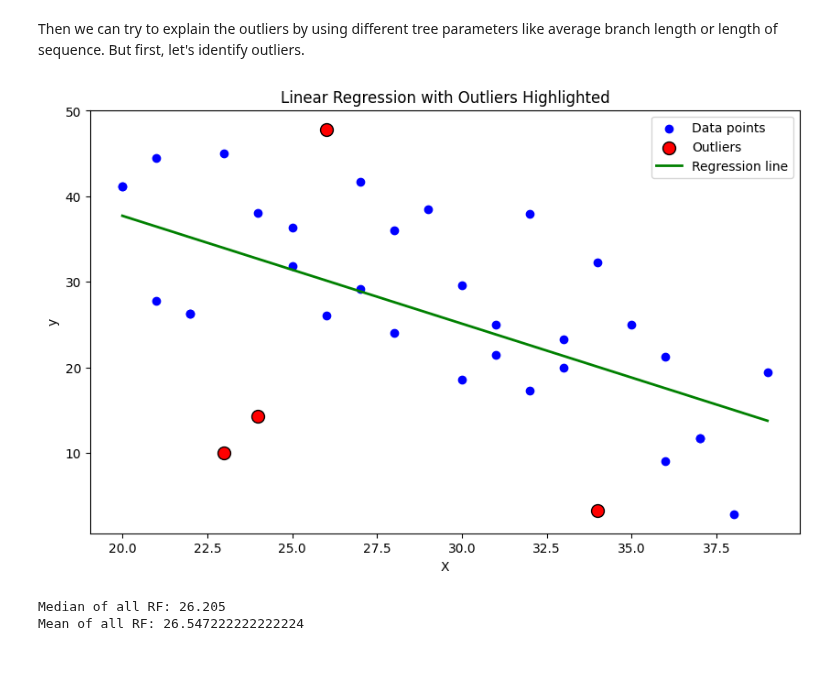
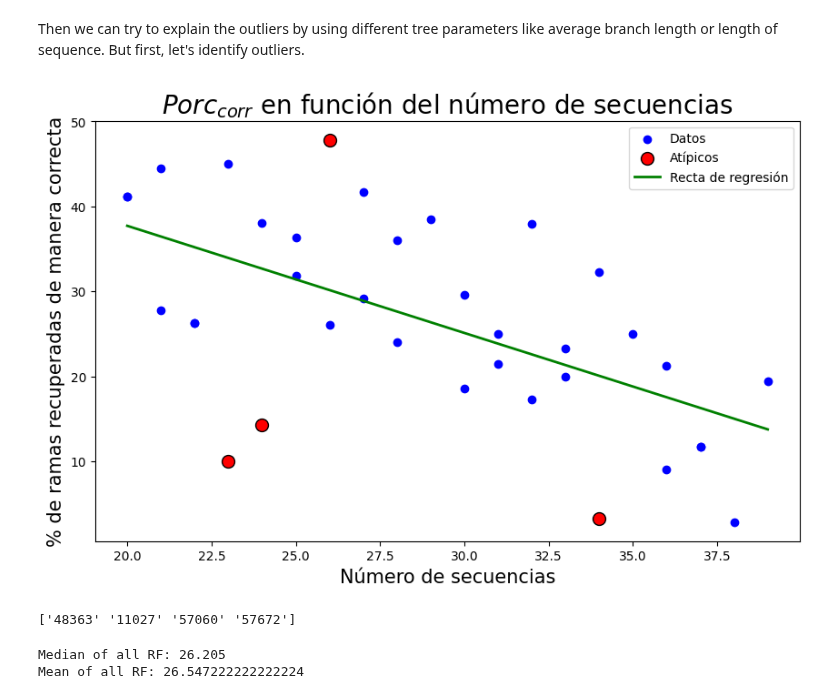
Before and after one commit to Nicofero/PhyloTree_ReConst, a Jupyter notebook: metrics_study.ipynb, the cells around one changed output. Saved outputs shown, nothing was run; the diff lists cells and outputs as text; code cells hidden in the pictures; blank space fills up the shorter version.

```diff
--- a/metrics_study.ipynb
+++ b/metrics_study.ipynb
@@ -70,22 +70,26 @@ Then we can try to explain the outliers by using different tree parameters like
 # %%
 residuals = rf['RF'] - y_pred
 
 # Identify outliers (using z-scores)
 threshold = 1.75  # Customize the z-score threshold
 outlier_mask = np.abs(zscore(residuals)) > threshold
 
 # Plot the data points and outliers
 plt.figure(figsize=(10, 6))
-plt.scatter(rf['size'], rf['RF'], label='Data points', color='blue')
-plt.scatter(rf['size'][outlier_mask], rf['RF'][outlier_mask], label='Outliers', color='red', edgecolor='k', s=100)
-plt.plot(rf['size'], y_pred, label='Regression line', color='green', linewidth=2)
-plt.xlabel('X')
-plt.ylabel('y')
+plt.scatter(rf['size'], rf['RF'], label='Datos', color='blue')
+plt.scatter(rf['size'][outlier_mask], rf['RF'][outlier_mask], label='Atípicos', color='red', edgecolor='k', s=100)
+plt.plot(rf['size'], y_pred, label='Recta de regresión', color='green', linewidth=2)
+plt.xlabel('Número de secuencias',fontdict={'fontsize': 15})
+plt.ylabel('% de ramas recuperadas de manera correcta',fontdict={'fontsize': 15})
+plt.title('$Porc_{corr}$ en función del número de secuencias', fontsize=20)
 plt.legend()
-plt.title('Linear Regression with Outliers Highlighted')
 plt.show()
 # %% [output]
-[figure, old version]
+[figure, new version]
+# %%
+print(rf['id'][outlier_mask].values)
+# %% [output]
+['48363' '11027' '57060' '57672']
 # %%
 # Median of all rf
 median_rf = rf['RF'].median()
```
Also changed, not shown: parts of 11 cells of this notebook, 45 other files.
